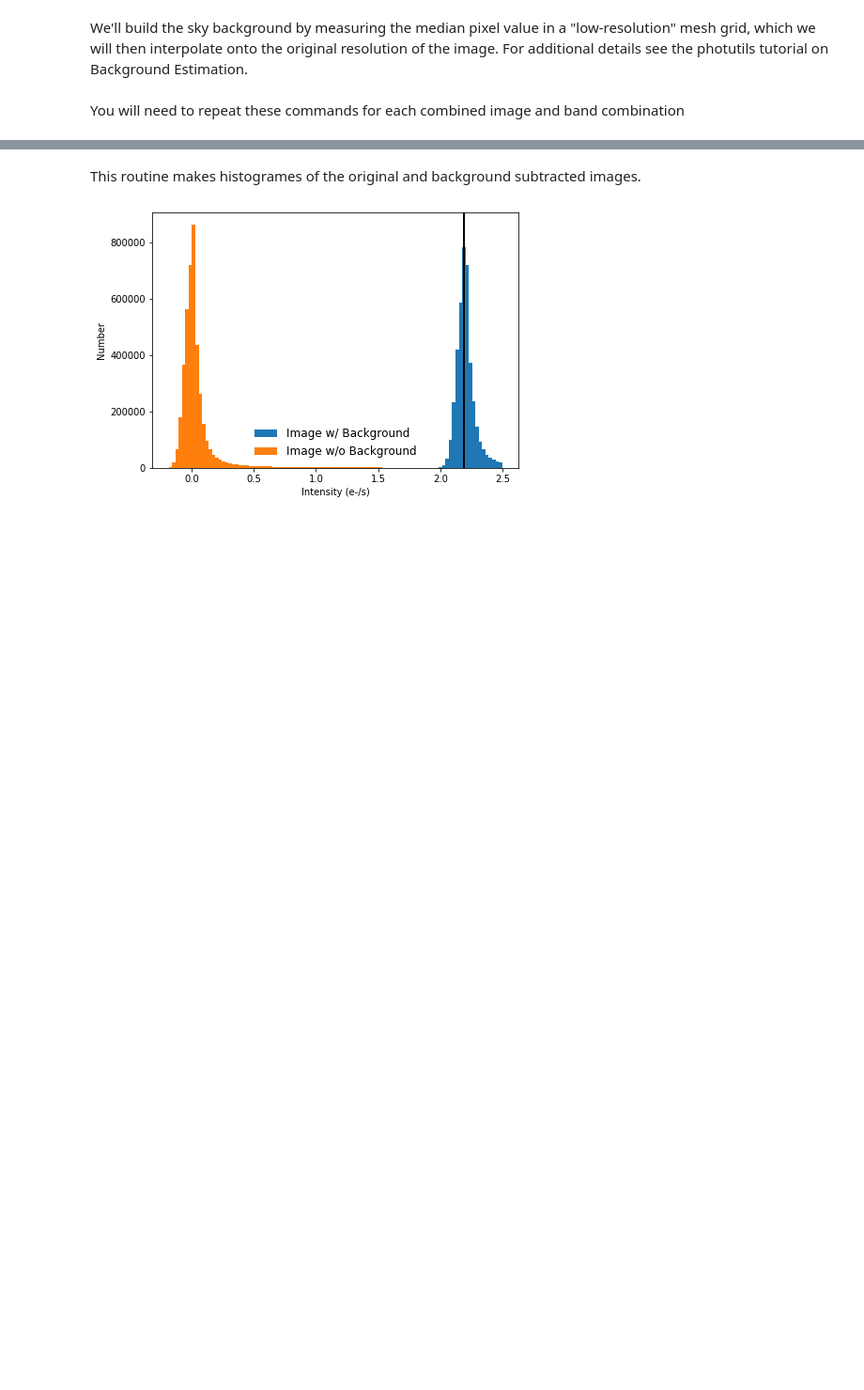
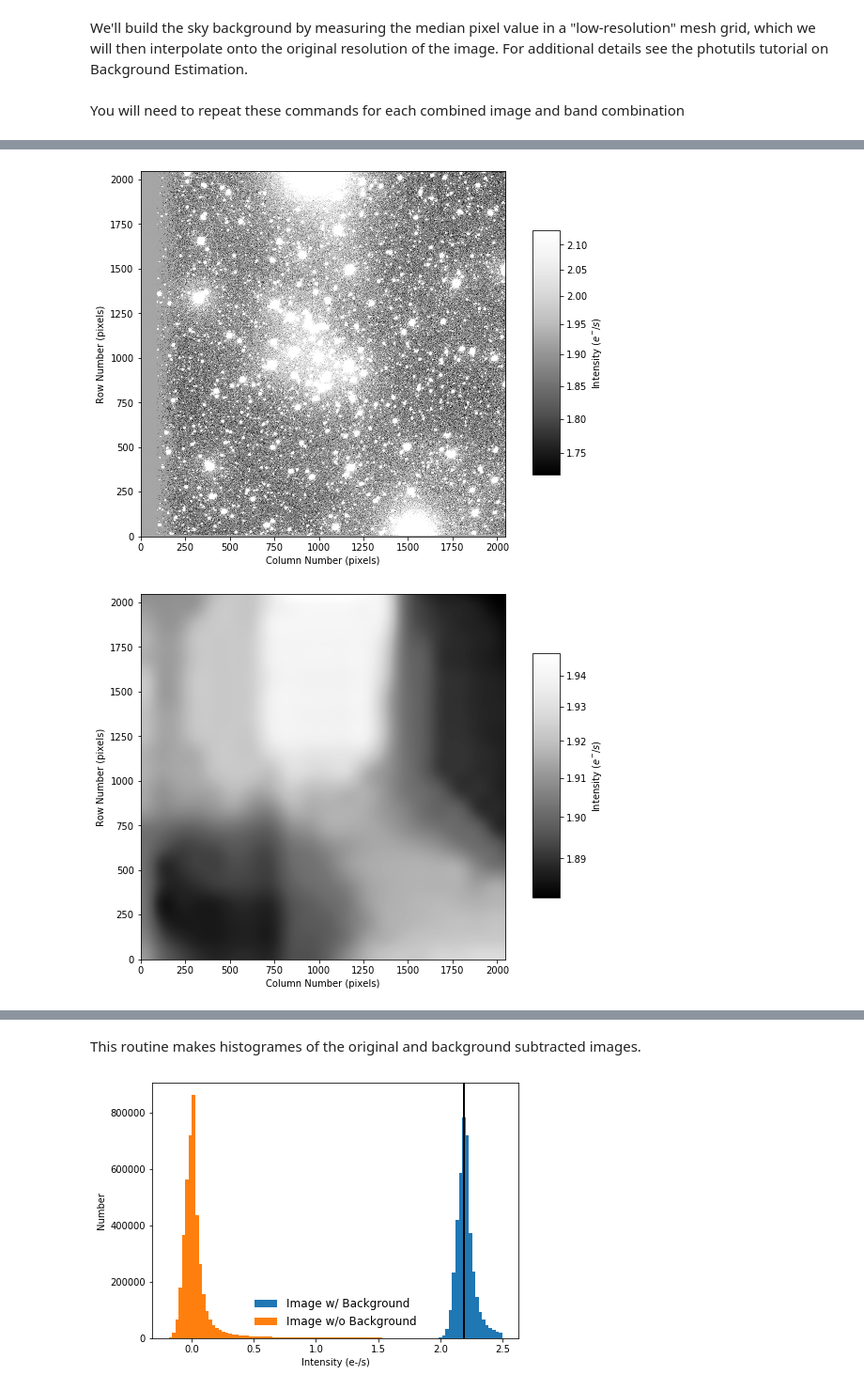
Before and after one commit to annadavidson/astr596_annadavidson_obsproject, a Jupyter notebook: reduction_part4_student.ipynb, the cells around one changed output, grey strips where cells are left out. Shown at 94% size. Cells and saved outputs as stored; diff of their text form; code cells hidden in the pictures; blank space fills up the shorter version.

```diff
--- a/reduction_part4_student.ipynb
+++ b/reduction_part4_student.ipynb
@@ -200 +206,18 @@ WARNING: VerifyWarning: Keyword name 'BACKGROUND' is greater than 8 characters o
 [figure]
+# %%
+#***********
+display_image(img_ngc7296_B, calibrated=True)
+display_image(bkg_B.background, calibrated=True)
+display_image(img_ngc7296_B_nosky,calibrated=True)
+#now write out this file
+bkgsub_imname = "ngc7276_B_comb.fits".replace('.fits','bkgsub.fits',1)
+bkg_sub_imgpath = redpath + bkgsub_imname
+
+#include in the header that we have performed a background subtraction
+hdr_ngc7296_B['BACKGROUND'] = 'Background was Subtracted'
+
+#write the background subtracted image with the header information
+fits.writeto(bkg_sub_imgpath, img_ngc7296_B_nosky, hdr_ngc7296_B, overwrite=True)
+# %% [output]
+[figure, added]
+[figure, added]
```
Also changed, not shown: parts of 5 cells of this notebook.
